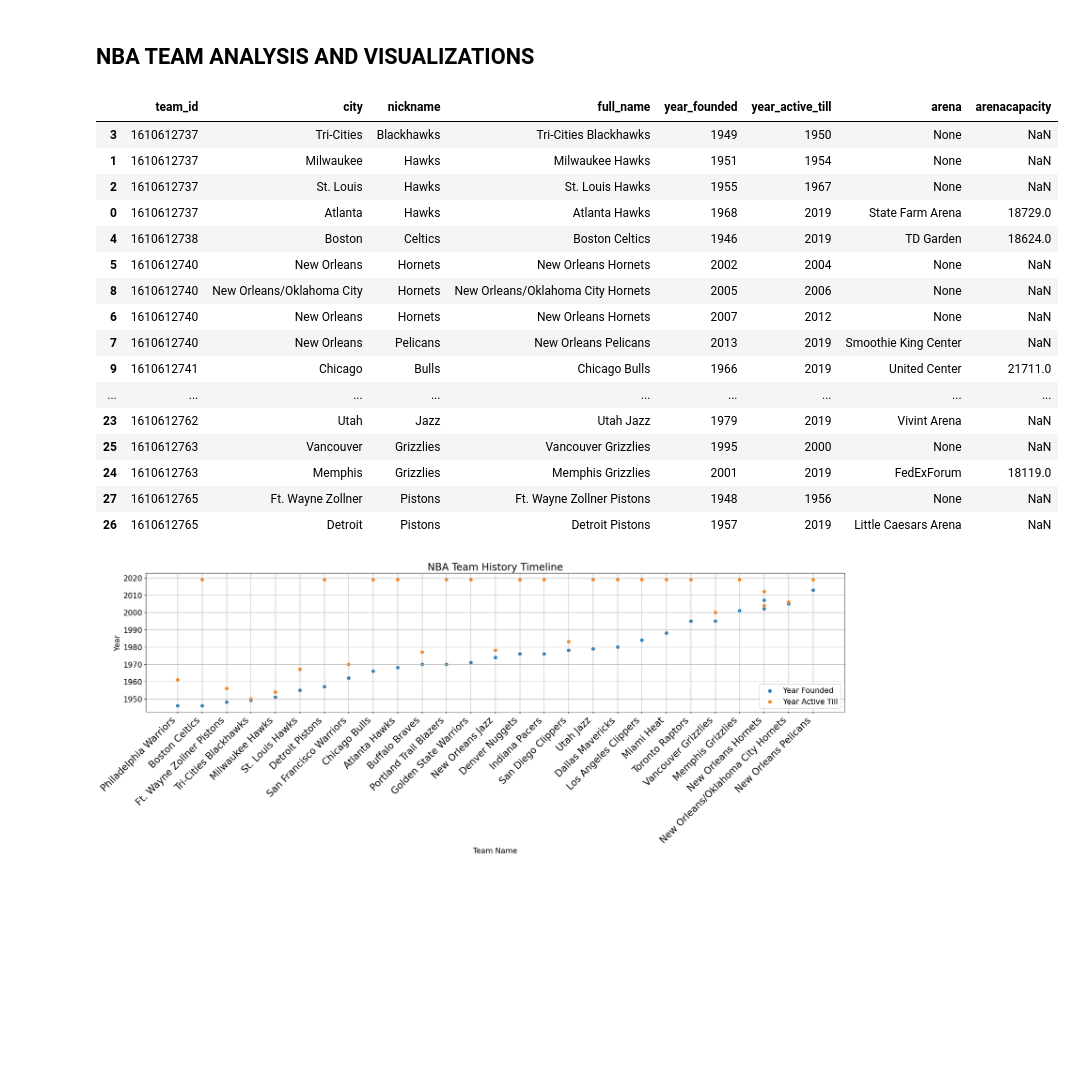
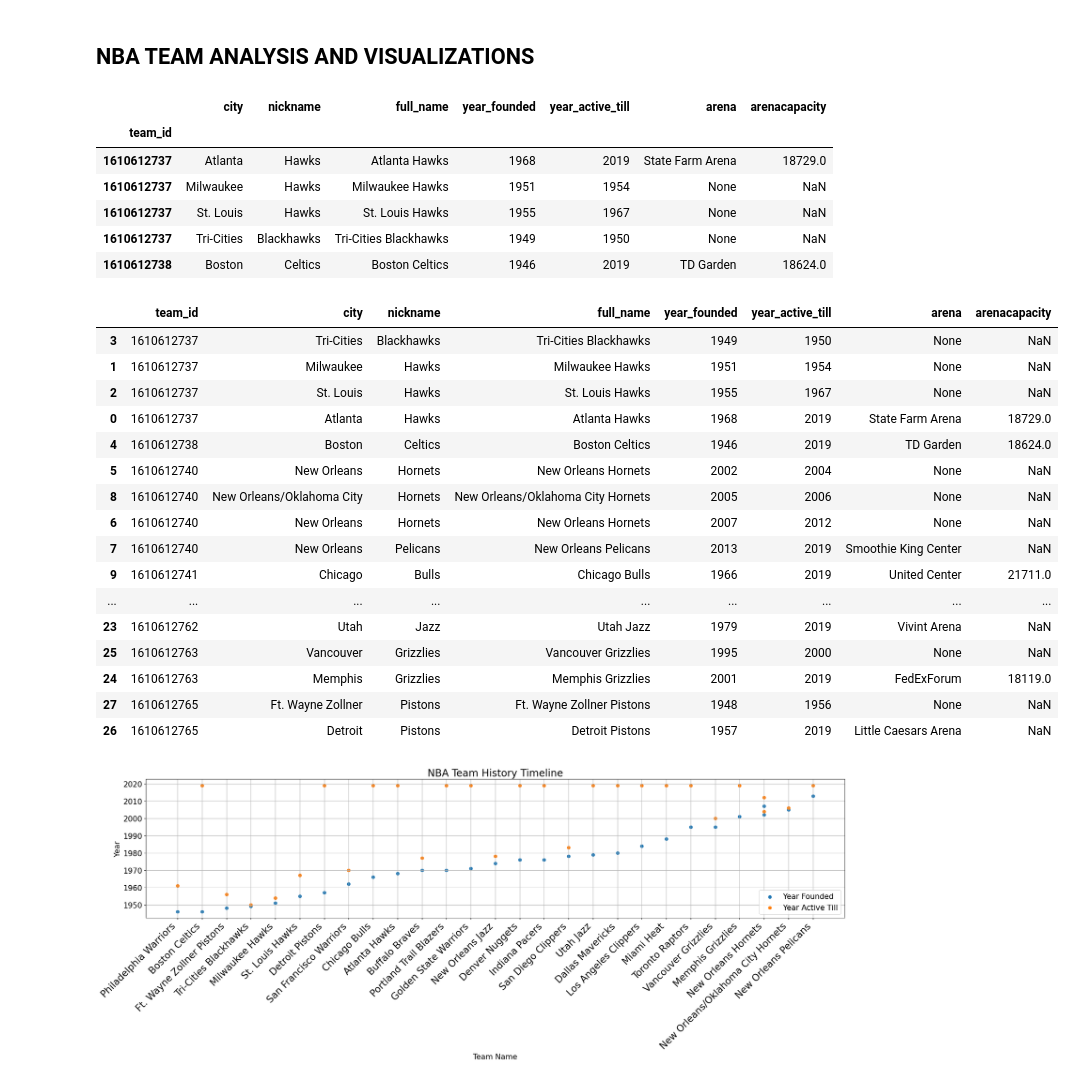
Before and after one commit to mustafaradheyyan/Revisiting-Pep-II, a Jupyter notebook: working_notebooks/eda_nba.ipynb, the cells around one changed output. Drawn from its saved outputs; the diff is of its cells as text; code cells hidden in the pictures; blank space fills up the shorter version.

```diff
--- a/working_notebooks/eda_nba.ipynb
+++ b/working_notebooks/eda_nba.ipynb
@@ -213,30 +215,39 @@ player_name_separate
 # %%
 team_stats = pd.read_sql_query("""
                                select th.team_id, th.city, th.nickname, (th.city || ' ' || th.nickname) as "full_name",
                                th.year_founded, year_active_till, arena, arenacapacity from team t join team_history th on t.id = th.team_id
                                left join team_details td on (th.city || ' ' || th.nickname) = (td.city || ' ' || td.nickname);
                                """,
 cnx, index_col="team_id", dtype={'team_id': 'string'})
-team_stats
-team_stats.reset_index().sort_values(['team_id', 'year_founded'])
+team_stats.head()
 # %% [output]
-|  | team_id | city | nickname | full_name | year_founded | year_active_till | arena | arenacapacity |
-| 3 | 1610612737 | Tri-Cities | Blackhawks | Tri-Cities Blackhawks | 1949 | 1950 | None | NaN |
-| 1 | 1610612737 | Milwaukee | Hawks | Milwaukee Hawks | 1951 | 1954 | None | NaN |
-| 2 | 1610612737 | St. Louis | Hawks | St. Louis Hawks | 1955 | 1967 | None | NaN |
-| 0 | 1610612737 | Atlanta | Hawks | Atlanta Hawks | 1968 | 2019 | State Farm Arena | 18729.0 |
-| 4 | 1610612738 | Boston | Celtics | Boston Celtics | 1946 | 2019 | TD Garden | 18624.0 |
-| 5 | 1610612740 | New Orleans | Hornets | New Orleans Hornets | 2002 | 2004 | None | NaN |
-| 8 | 1610612740 | New Orleans/Oklahoma City | Hornets | New Orleans/Oklahoma City Hornets | 2005 | 2006 | None | NaN |
-| 6 | 1610612740 | New Orleans | Hornets | New Orleans Hornets | 2007 | 2012 | None | NaN |
-| 7 | 1610612740 | New Orleans | Pelicans | New Orleans Pelicans | 2013 | 2019 | Smoothie King Center | NaN |
-| 9 | 1610612741 | Chicago | Bulls | Chicago Bulls | 1966 | 2019 | United Center | 21711.0 |
-| ... | ... | ... | ... | ... | ... | ... | ... | ... |
-| 23 | 1610612762 | Utah | Jazz | Utah Jazz | 1979 | 2019 | Vivint Arena | NaN |
-| 25 | 1610612763 | Vancouver | Grizzlies | Vancouver Grizzlies | 1995 | 2000 | None | NaN |
-| 24 | 1610612763 | Memphis | Grizzlies | Memphis Grizzlies | 2001 | 2019 | FedExForum | 18119.0 |
-| 27 | 1610612765 | Ft. Wayne Zollner | Pistons | Ft. Wayne Zollner Pistons | 1948 | 1956 | None | NaN |
-| 26 | 1610612765 | Detroit | Pistons | Detroit Pistons | 1957 | 2019 | Little Caesars Arena | NaN |
+|  | city | nickname | full_name | year_founded | year_active_till | arena | arenacapacity |
+| team_id |  |  |  |  |  |  |  |
+| 1610612737 | Atlanta | Hawks | Atlanta Hawks | 1968 | 2019 | State Farm Arena | 18729.0 |
+| 1610612737 | Milwaukee | Hawks | Milwaukee Hawks | 1951 | 1954 | None | NaN |
+| 1610612737 | St. Louis | Hawks | St. Louis Hawks | 1955 | 1967 | None | NaN |
+| 1610612737 | Tri-Cities | Blackhawks | Tri-Cities Blackhawks | 1949 | 1950 | None | NaN |
+| 1610612738 | Boston | Celtics | Boston Celtics | 1946 | 2019 | TD Garden | 18624.0 |
+# %%
+team_stats.reset_index().sort_values(['team_id', 'year_founded'])
+# %% [output]
+|  | team_id | city | nickname | full_name | year_founded | year_active_till | arena | arenacapacity |
+| 3 | 1610612737 | Tri-Cities | Blackhawks | Tri-Cities Blackhawks | 1949 | 1950 | None | NaN |
+| 1 | 1610612737 | Milwaukee | Hawks | Milwaukee Hawks | 1951 | 1954 | None | NaN |
+| 2 | 1610612737 | St. Louis | Hawks | St. Louis Hawks | 1955 | 1967 | None | NaN |
+| 0 | 1610612737 | Atlanta | Hawks | Atlanta Hawks | 1968 | 2019 | State Farm Arena | 18729.0 |
+| 4 | 1610612738 | Boston | Celtics | Boston Celtics | 1946 | 2019 | TD Garden | 18624.0 |
+| 5 | 1610612740 | New Orleans | Hornets | New Orleans Hornets | 2002 | 2004 | None | NaN |
+| 8 | 1610612740 | New Orleans/Oklahoma City | Hornets | New Orleans/Oklahoma City Hornets | 2005 | 2006 | None | NaN |
+| 6 | 1610612740 | New Orleans | Hornets | New Orleans Hornets | 2007 | 2012 | None | NaN |
+| 7 | 1610612740 | New Orleans | Pelicans | New Orleans Pelicans | 2013 | 2019 | Smoothie King Center | NaN |
+| 9 | 1610612741 | Chicago | Bulls | Chicago Bulls | 1966 | 2019 | United Center | 21711.0 |
+| ... | ... | ... | ... | ... | ... | ... | ... | ... |
+| 23 | 1610612762 | Utah | Jazz | Utah Jazz | 1979 | 2019 | Vivint Arena | NaN |
+| 25 | 1610612763 | Vancouver | Grizzlies | Vancouver Grizzlies | 1995 | 2000 | None | NaN |
+| 24 | 1610612763 | Memphis | Grizzlies | Memphis Grizzlies | 2001 | 2019 | FedExForum | 18119.0 |
+| 27 | 1610612765 | Ft. Wayne Zollner | Pistons | Ft. Wayne Zollner Pistons | 1948 | 1956 | None | NaN |
+| 26 | 1610612765 | Detroit | Pistons | Detroit Pistons | 1957 | 2019 | Little Caesars Arena | NaN |
 # %%
 ax = plt.subplot()
 
```
Also changed, not shown: parts of 15 cells of this notebook.
